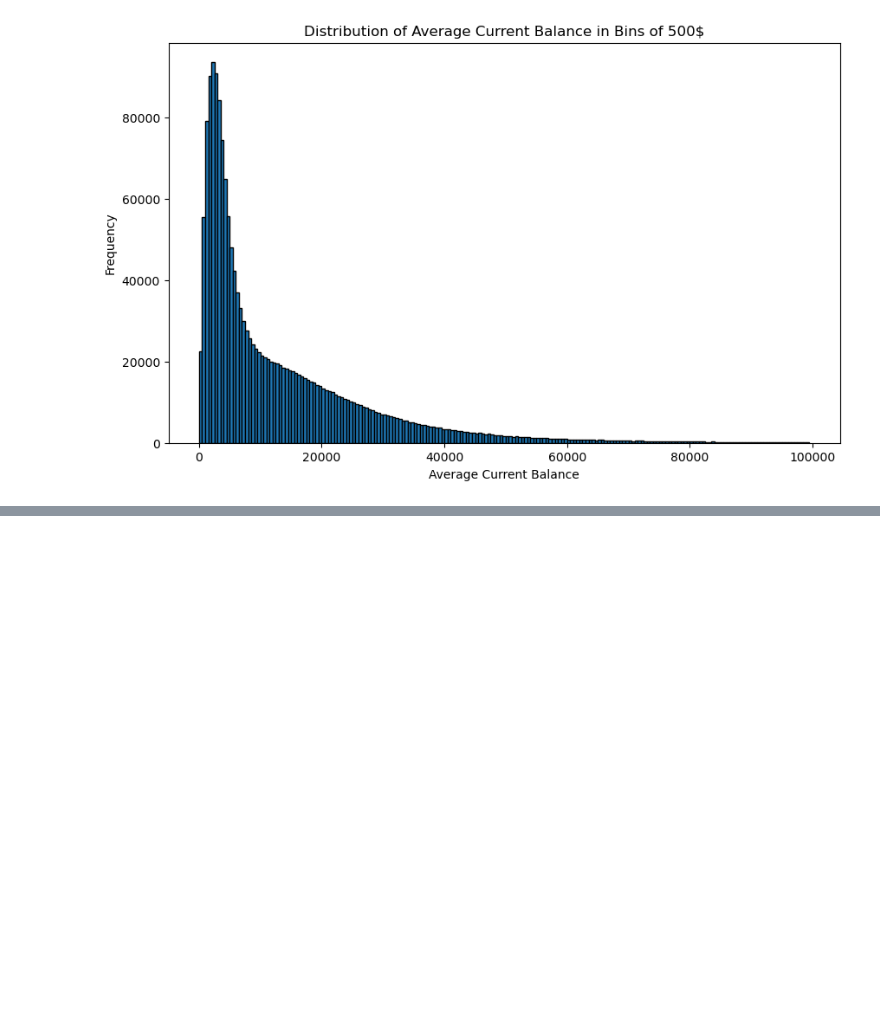
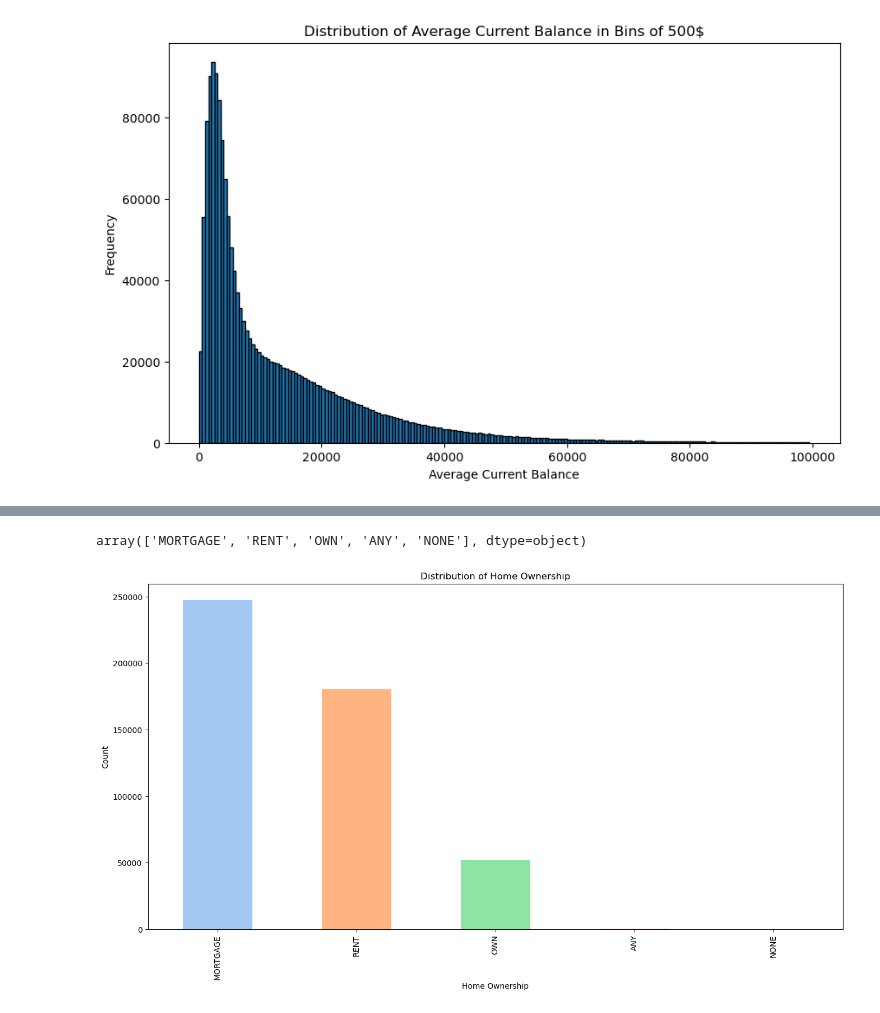
Before and after one commit to manolaz/kaggle-lending-hub-2024, a Jupyter notebook: trung-nva-lending-club-2007-20.ipynb, the cells around one changed output, grey strips where cells are left out. Cells and saved outputs as stored; diff of their text form; code cells hidden in the pictures; blank space fills up the shorter version.

```diff
--- a/trung-nva-lending-club-2007-20.ipynb
+++ b/trung-nva-lending-club-2007-20.ipynb
@@ -628,0 +708,28 @@ X_train, X_test, y_train, y_test = train_test_split(X, y, test_size=0.33, random
+# %%
+
+# keep only the top 10 values of home_ownership
+
+top_home_ownership = employee_filtered_df_pd_clean['home_ownership'].value_counts().index[:10]
+employee_filtered_df_pd_clean = employee_filtered_df_pd_clean[employee_filtered_df_pd_clean['home_ownership'].isin(top_home_ownership)]
+
+# display all values of home_ownership
+employee_filtered_df_pd_clean['home_ownership'].unique()
+# %% [output]
+array(['MORTGAGE', 'RENT', 'OWN', 'ANY', 'NONE'], dtype=object)
+# %%
+# draw distribution of home_ownership
+import matplotlib.pyplot as plt
+
+# Assuming employee_filtered_df_pd_clean is already defined
+# Group by 'home_ownership' and count the occurrences
+home_ownership_counts = employee_filtered_df_pd_clean['home_ownership'].value_counts()
+
+# Create a bar plot
+plt.figure(figsize=(16, 8))
+home_ownership_counts.plot(kind='bar', color=sns.color_palette("pastel"))
+plt.title('Distribution of Home Ownership')
+plt.xlabel('Home Ownership')
+plt.ylabel('Count')
+plt.show()
+# %% [output]
+[figure, added]
```
Also changed, not shown: parts of 16 cells of this notebook.
